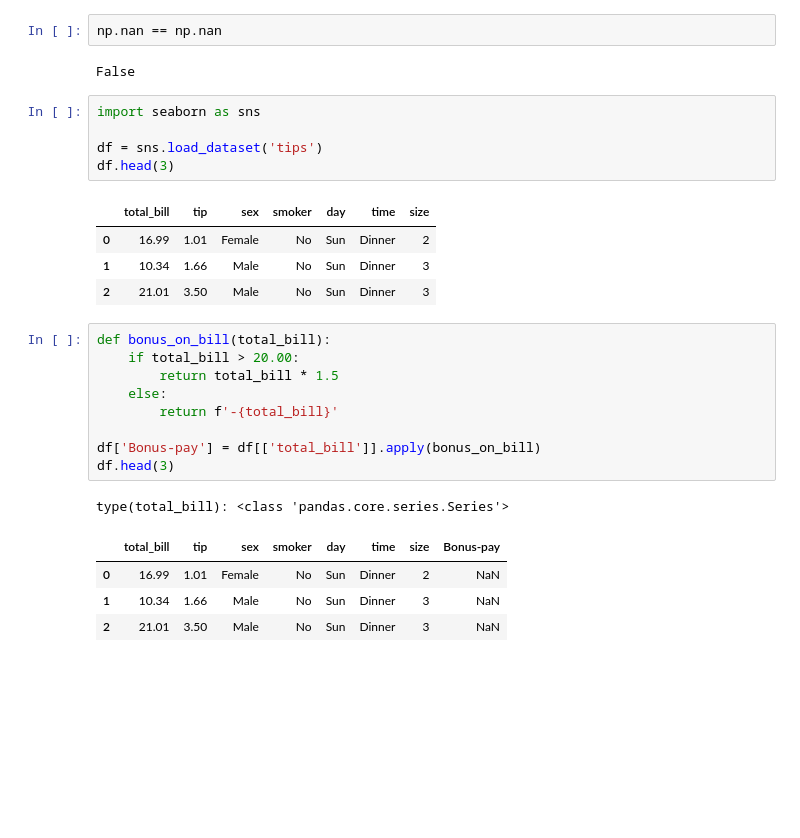
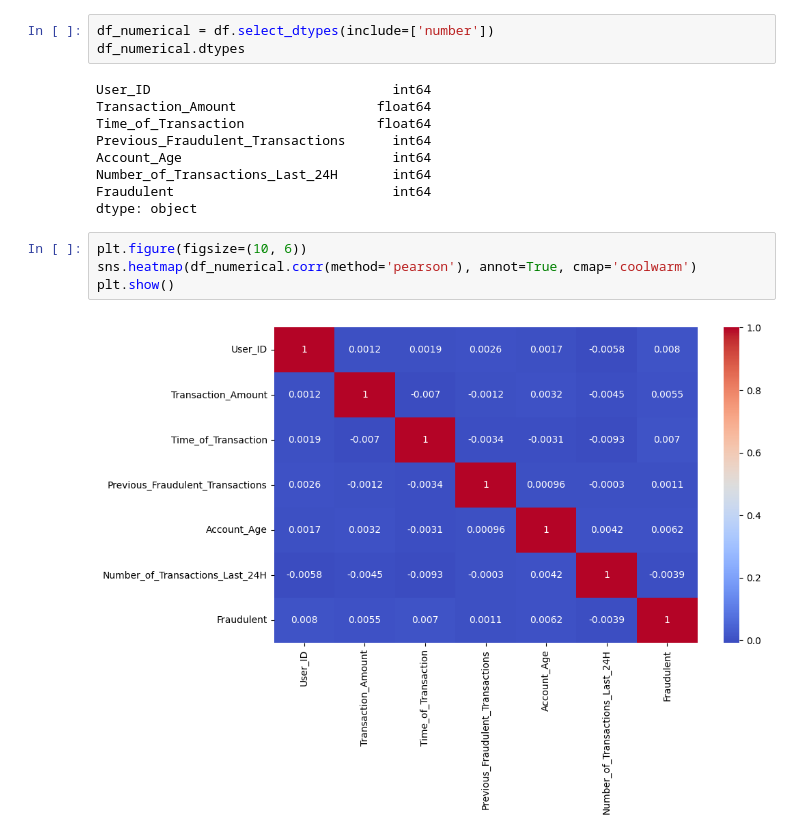
Before and after one commit to student-repos-ci/pa-missing-data, a Jupyter notebook: notebooks/fourth.ipynb, the cells around one changed output. Drawn from its saved outputs; the diff is of its cells as text; blank space fills up the shorter version.

```diff
--- a/notebooks/fourth.ipynb
+++ b/notebooks/fourth.ipynb
@@ -34,29 +38,18 @@ df
-# %%
-np.nan == np.nan
-# %% [output]
-False
-# %%
-import seaborn as sns
-
-df = sns.load_dataset('tips')
-df.head(3)
-# %% [output]
-|  | total_bill | tip | sex | smoker | day | time | size |
-| 0 | 16.99 | 1.01 | Female | No | Sun | Dinner | 2 |
-| 1 | 10.34 | 1.66 | Male | No | Sun | Dinner | 3 |
-| 2 | 21.01 | 3.50 | Male | No | Sun | Dinner | 3 |
-# %%
-def bonus_on_bill(total_bill):
-    if total_bill > 20.00:
-        return total_bill * 1.5
-    else:
-        return f'-{total_bill}'
-
-df['Bonus-pay'] = df[['total_bill']].apply(bonus_on_bill)
-df.head(3)
-# %% [output]
-type(total_bill): <class 'pandas.core.series.Series'>
-|  | total_bill | tip | sex | smoker | day | time | size | Bonus-pay |
-| 0 | 16.99 | 1.01 | Female | No | Sun | Dinner | 2 | NaN |
-| 1 | 10.34 | 1.66 | Male | No | Sun | Dinner | 3 | NaN |
-| 2 | 21.01 | 3.50 | Male | No | Sun | Dinner | 3 | NaN |
+# %%
+df_numerical = df.select_dtypes(include=['number'])
+df_numerical.dtypes
+# %% [output]
+User_ID                               int64
+Transaction_Amount                  float64
+Time_of_Transaction                 float64
+Previous_Fraudulent_Transactions      int64
+Account_Age                           int64
+Number_of_Transactions_Last_24H       int64
+Fraudulent                            int64
+dtype: object
+# %%
+plt.figure(figsize=(10, 6))
+sns.heatmap(df_numerical.corr(method='pearson'), annot=True, cmap='coolwarm')
+plt.show()
+# %% [output]
+[figure, added]
```
Also changed, not shown: parts of 6 cells of this notebook, 6 other files.
